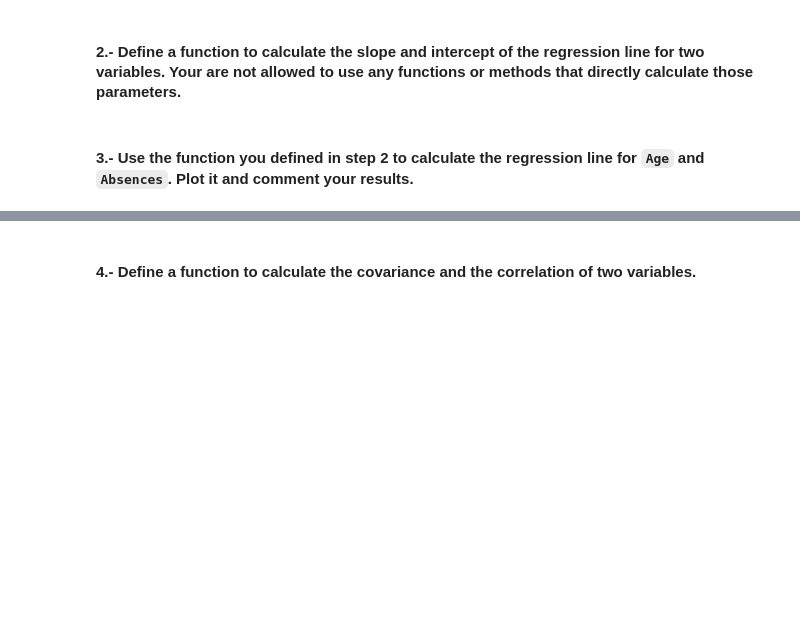
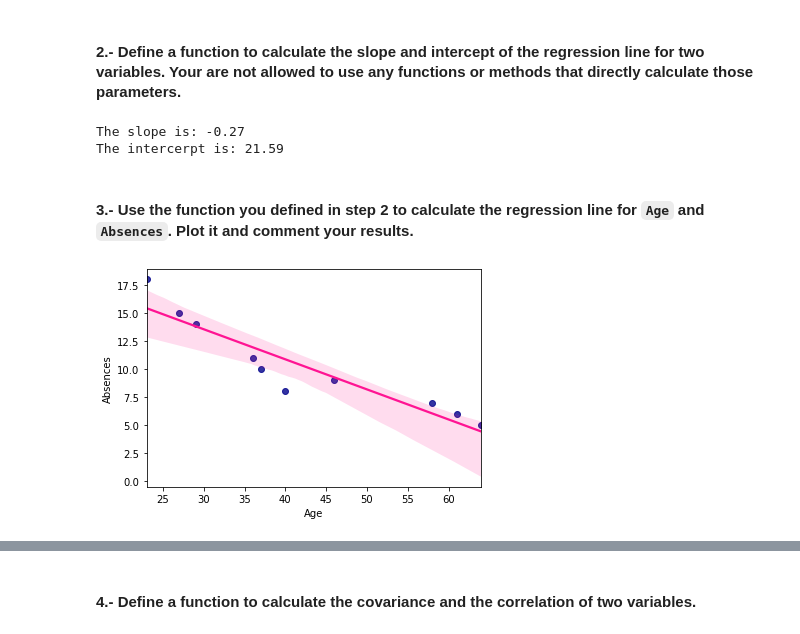
Before and after one commit to ta-data-remote/lab-linear-regression-correlation, a Jupyter notebook: your-code/main.ipynb, the cells around one changed output, grey strips where cells are left out. Drawn from its saved outputs; the diff is of its cells as text; code cells hidden in the pictures; blank space fills up the shorter version.

```diff
--- a/your-code/main.ipynb
+++ b/your-code/main.ipynb
@@ -37,2 +69,11 @@ import pandas as pd
+# %%
+slope, intercept = slope_interc(x =data['Age'], y=data['Absences'])
+
+
+print("The slope is: {:.2f}".format(slope))
+print("The intercerpt is: {:.2f}".format(intercept))
+# %% [output]
+The slope is: -0.27
+The intercerpt is: 21.59
 # %% [markdown]
 #### 3.- Use the function you defined in step 2 to calculate the regression line for `Age` and `Absences`. Plot it and comment your results.
@@ -42,0 +80,6 @@ import pandas as pd
+# %%
+#SNS
+sns.regplot(x='Age',y='Absences', data=data, scatter_kws={"color": "darkblue"}, line_kws={"color": "deeppink"})
+plt.show()
+# %% [output]
+[figure, added]
```
Also changed, not shown: parts of 37 cells of this notebook.
